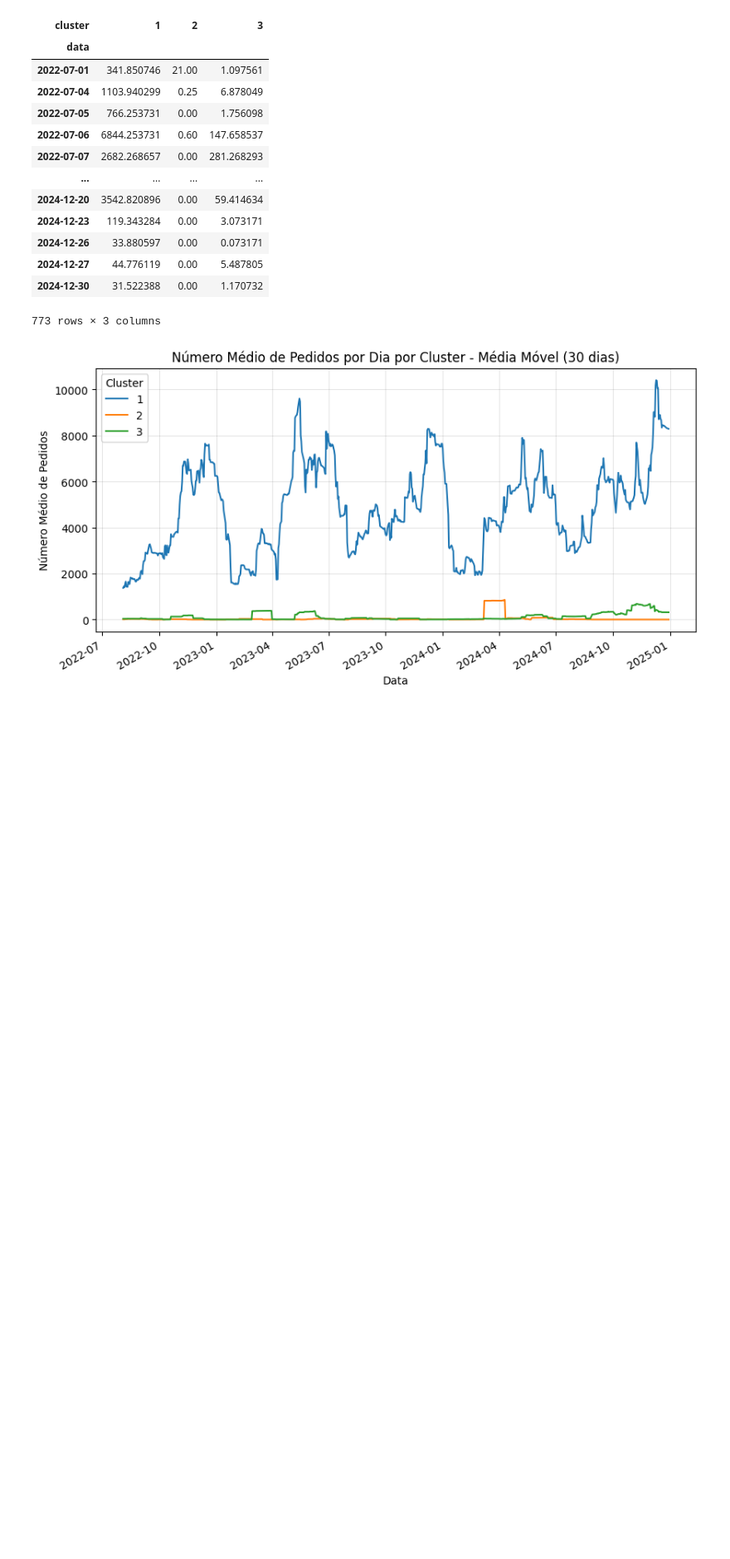
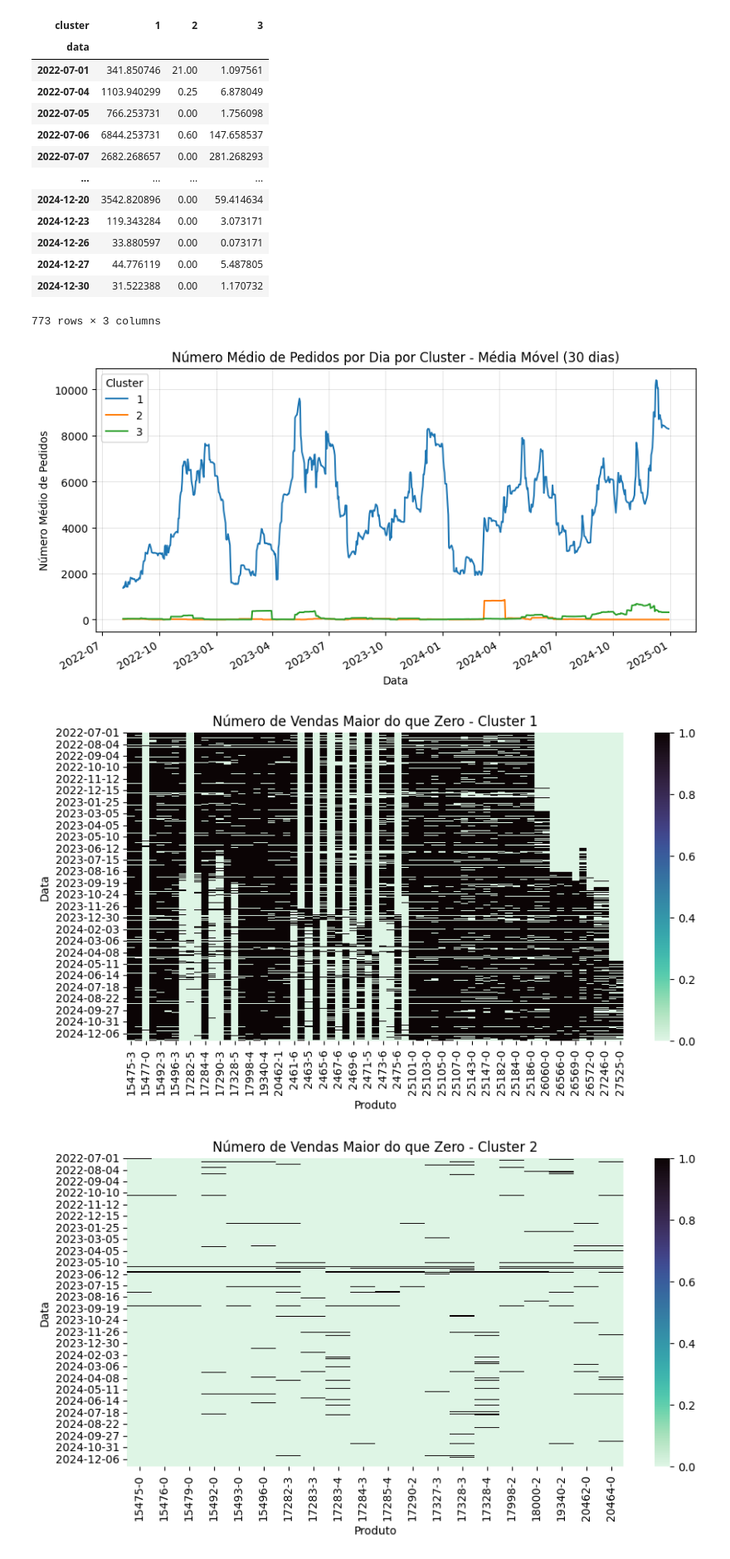
Before and after one commit to iagodantasf/a3_desafio_2, a Jupyter notebook: notebooks/eda.ipynb, the cells around one changed output. Shown at 83% size. Saved outputs shown, nothing was run; the diff lists cells and outputs as text; code cells hidden in the pictures; blank space fills up the shorter version.

Commit message:
Vendas > 0 por cluster

```diff
--- a/notebooks/eda.ipynb
+++ b/notebooks/eda.ipynb
@@ -408,3 +408,17 @@ plt.grid(c='k', alpha=0.1)
 plt.show()
 # %% [output]
 [figure]
+# %%
+for _cluster in range(1, num_clusters+1):
+    idx = cluster_mapping[cluster_mapping == _cluster].index
+    _df = df['n_pedidos'].unstack('id_produto')[idx].ne(0).copy()
+    _df.index = _df.index.date
+    plt.figure(figsize=(10, 5))
+    sns.heatmap(_df, cmap='mako_r')
+    plt.title(f'Número de Vendas Maior do que Zero - Cluster {_cluster}')
+    plt.xlabel('Produto')
+    plt.ylabel('Data')
+    plt.show()
+# %% [output]
+[figure, added]
+[figure, added]
```
Also changed, not shown: parts of 2 cells of this notebook.
